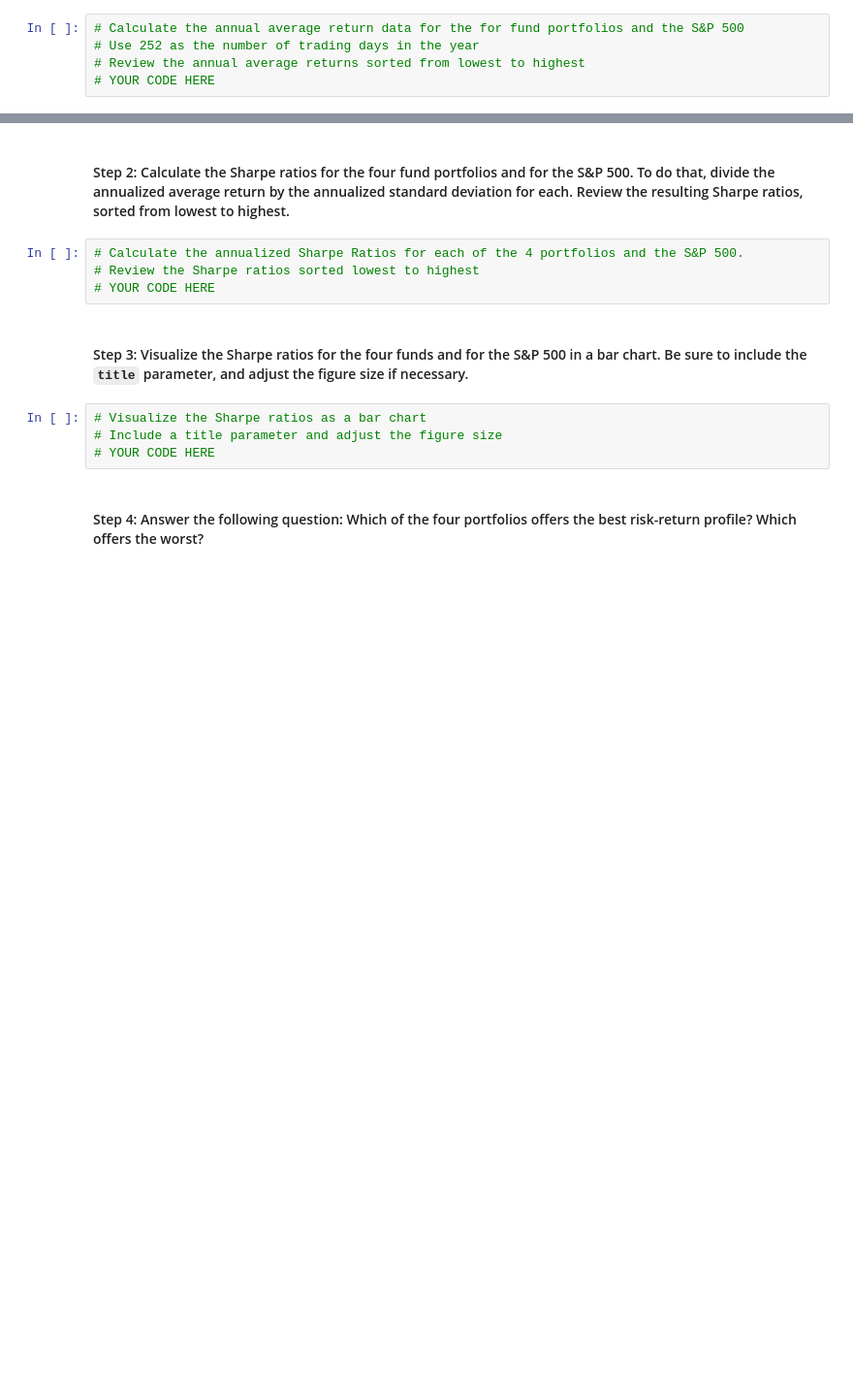
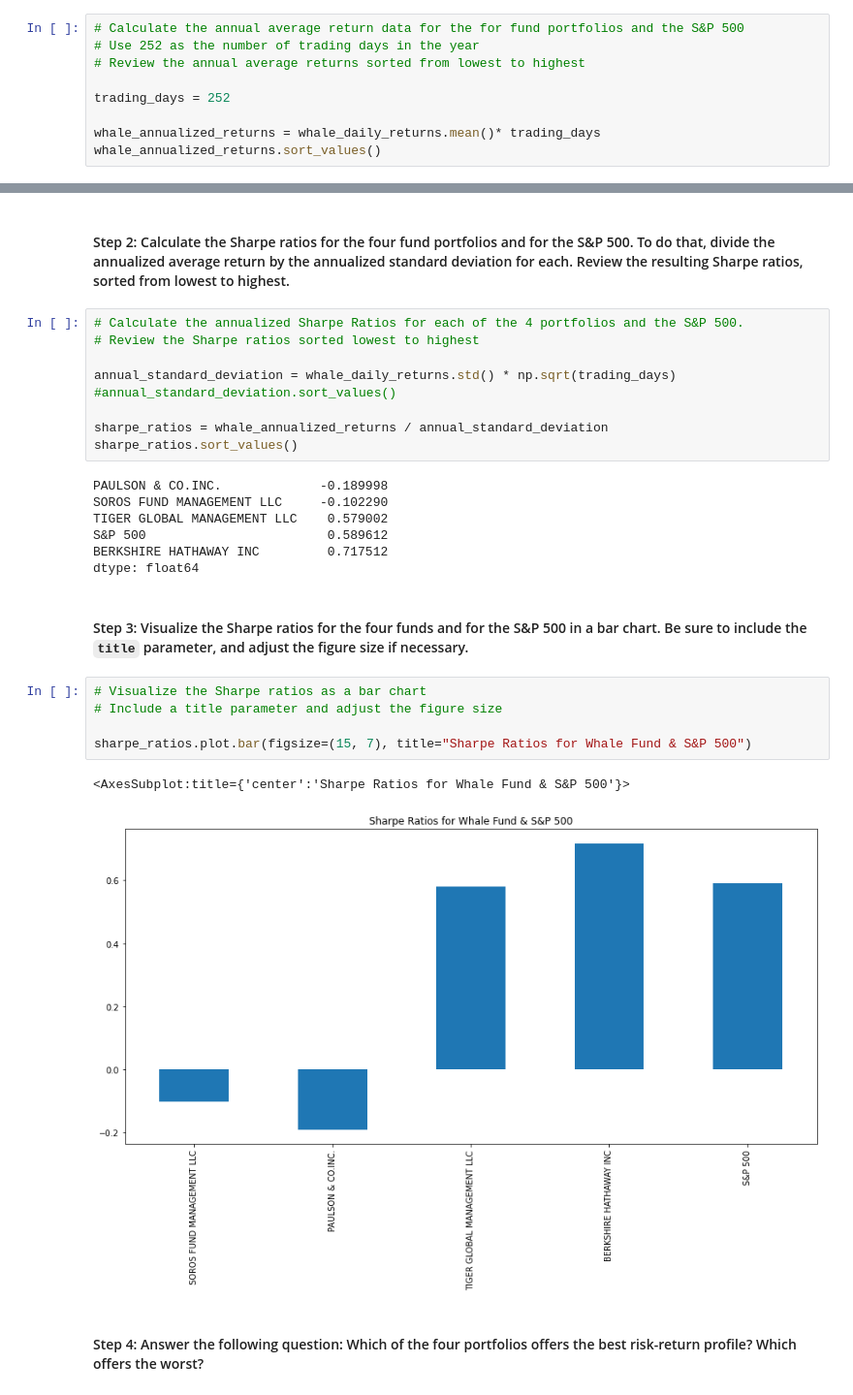
Before and after one commit to IJASI/Challenge-4, a Jupyter notebook: Starter_Code/risk_return_analysis.ipynb, the cells around one changed output, grey strips where cells are left out. Shown at 97% size. Cells and saved outputs as stored; diff of their text form; blank space fills up the shorter version.

```diff
--- a/Starter_Code/risk_return_analysis.ipynb
+++ b/Starter_Code/risk_return_analysis.ipynb
@@ -324,4 +324,8 @@ To determine the overall risk of an asset or portfolio, quantitative analysts an
 # Calculate the annual average return data for the for fund portfolios and the S&P 500
 # Use 252 as the number of trading days in the year
 # Review the annual average returns sorted from lowest to highest
-# YOUR CODE HERE
+
+trading_days = 252
+
+whale_annualized_returns = whale_daily_returns.mean()* trading_days
+whale_annualized_returns.sort_values()
@@ -330,13 +341,29 @@ To determine the overall risk of an asset or portfolio, quantitative analysts an
 # %%
 # Calculate the annualized Sharpe Ratios for each of the 4 portfolios and the S&P 500.
 # Review the Sharpe ratios sorted lowest to highest
-# YOUR CODE HERE
+
+annual_standard_deviation = whale_daily_returns.std() * np.sqrt(trading_days)
+#annual_standard_deviation.sort_values()
+
+sharpe_ratios = whale_annualized_returns / annual_standard_deviation
+sharpe_ratios.sort_values()
+# %% [output]
+PAULSON & CO.INC.             -0.189998
+SOROS FUND MANAGEMENT LLC     -0.102290
+TIGER GLOBAL MANAGEMENT LLC    0.579002
+S&P 500                        0.589612
+BERKSHIRE HATHAWAY INC         0.717512
+dtype: float64
 # %% [markdown]
 #### Step 3: Visualize the Sharpe ratios for the four funds and for the S&P 500 in a bar chart. Be sure to include the `title` parameter, and adjust the figure size if necessary.
 # %%
 # Visualize the Sharpe ratios as a bar chart
 # Include a title parameter and adjust the figure size
-# YOUR CODE HERE
+
+sharpe_ratios.plot.bar(figsize=(15, 7), title="Sharpe Ratios for Whale Fund & S&P 500")
+# %% [output]
+<AxesSubplot:title={'center':'Sharpe Ratios for Whale Fund & S&P 500'}>
+[figure, added]
 # %% [markdown]
 #### Step 4: Answer the following question: Which of the four portfolios offers the best risk-return profile? Which offers the worst?
 # %% [markdown]
```
Also changed, not shown: parts of 16 cells of this notebook.
